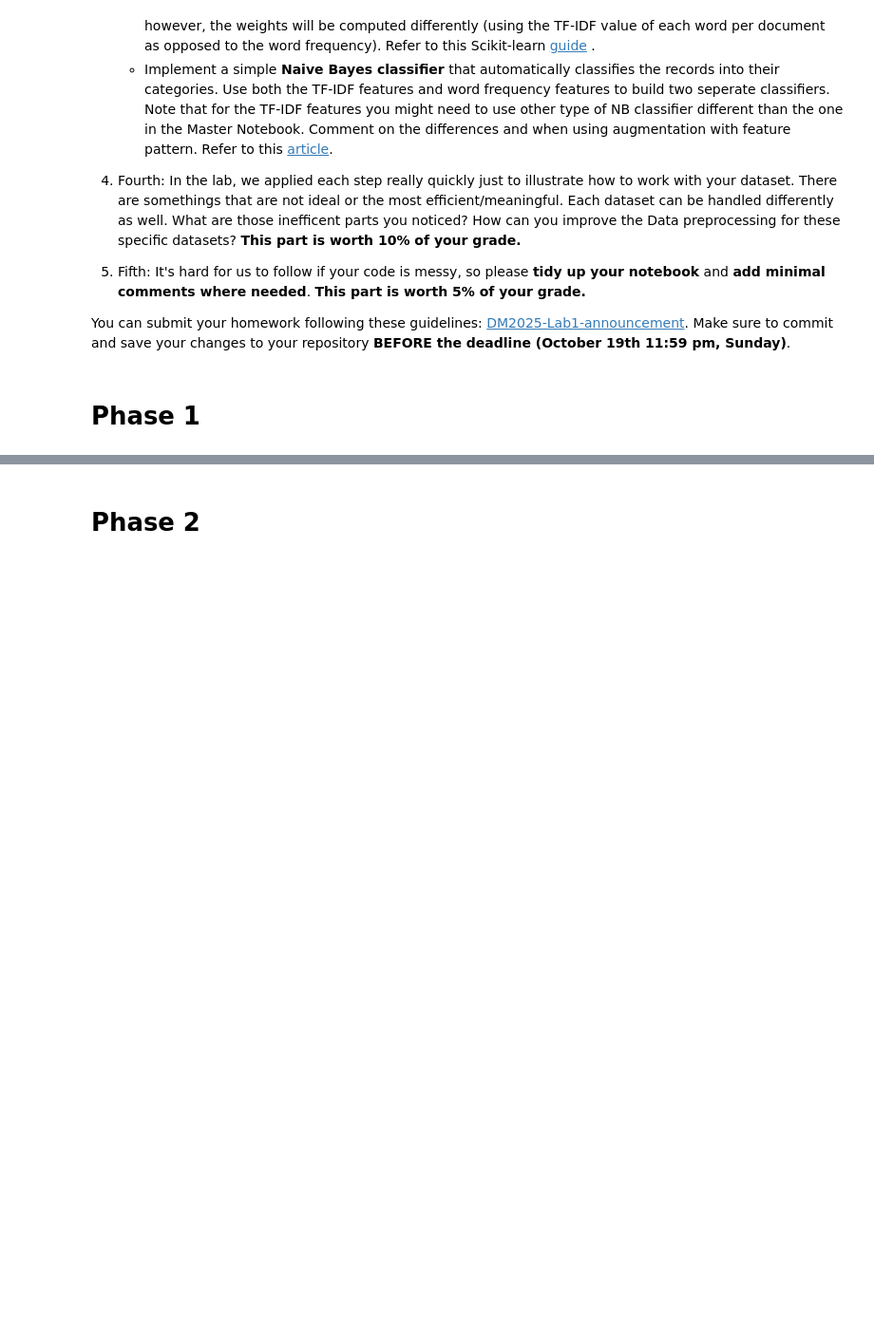
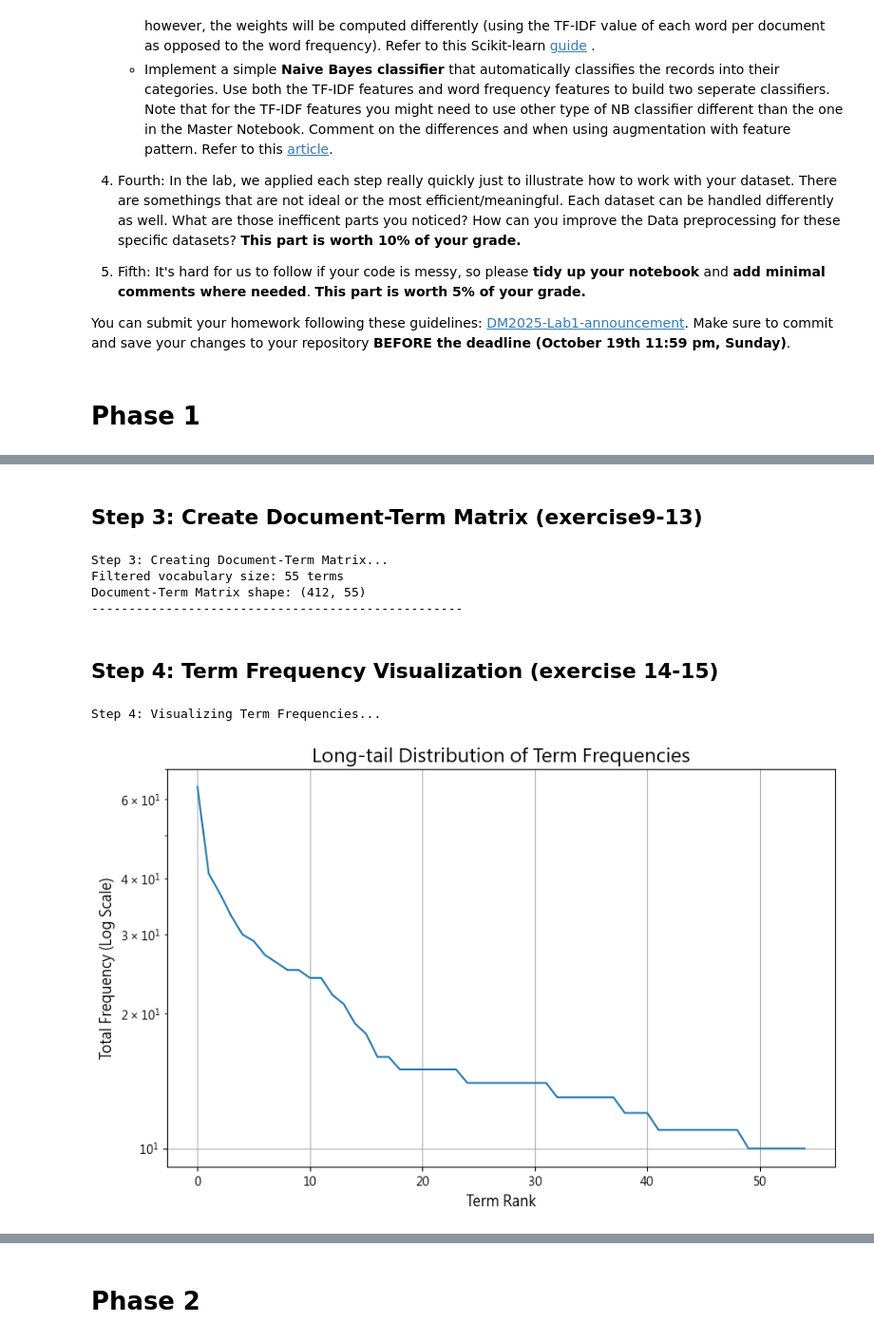
Before and after one commit to Ha1ion/DM2025-Lab1-Exercise, a Jupyter notebook: DM2025-Lab1-Homework.ipynb, the cells around one changed output, grey strips where cells are left out. Shown at 95% size. Saved outputs shown, nothing was run; the diff lists cells and outputs as text; code cells hidden in the pictures; blank space fills up the shorter version.

```diff
--- a/DM2025-Lab1-Homework.ipynb
+++ b/DM2025-Lab1-Homework.ipynb
@@ -362,0 +231,46 @@ Passing `palette` without assigning `hue` is deprecated and will be removed in v
+# %% [markdown]
+## Step 3: Create Document-Term Matrix (exercise9-13)
+# %%
+print("Step 3: Creating Document-Term Matrix...")
+
+# Use CountVectorizer for feature engineering
+# Filter out terms with extreme frequencies
+vectorizer = CountVectorizer(
+    stop_words=list(STOPWORDS),
+    min_df=10,        # A term must appear in at least 10 documents
+    max_df=0.7,       # A term must not appear in more than 70% of documents
+    ngram_range=(1, 1) # Consider only single words
+)
+
+X_counts = vectorizer.fit_transform(df['cleaned_text'])
+terms = vectorizer.get_feature_names_out()
+
+print(f"Filtered vocabulary size: {len(terms)} terms")
+print(f"Document-Term Matrix shape: {X_counts.shape}")
+print("-" * 50)
+# %% [output]
+Step 3: Creating Document-Term Matrix...
+Filtered vocabulary size: 55 terms
+Document-Term Matrix shape: (412, 55)
+--------------------------------------------------
+# %% [markdown]
+## Step 4: Term Frequency Visualization (exercise 14-15)
+# %%
+print("Step 4: Visualizing Term Frequencies...")
+
+term_frequencies = np.asarray(X_counts.sum(axis=0)).flatten()
+freq_df = pd.DataFrame({'term': terms, 'frequency': term_frequencies})
+sorted_freq_df = freq_df.sort_values(by='frequency', ascending=False)
+
+# Visualization: Long-tail distribution curve
+plt.figure(figsize=(10, 6))
+plt.plot(range(len(sorted_freq_df)), sorted_freq_df['frequency'])
+plt.yscale('log')
+plt.title('Long-tail Distribution of Term Frequencies', fontsize=16)
+plt.xlabel('Term Rank', fontsize=12)
+plt.ylabel('Total Frequency (Log Scale)', fontsize=12)
+plt.grid(True)
+plt.show()
+# %% [output]
+Step 4: Visualizing Term Frequencies...
+[figure, added]
```
Also changed, not shown: parts of 38 cells of this notebook, 1 other file.
